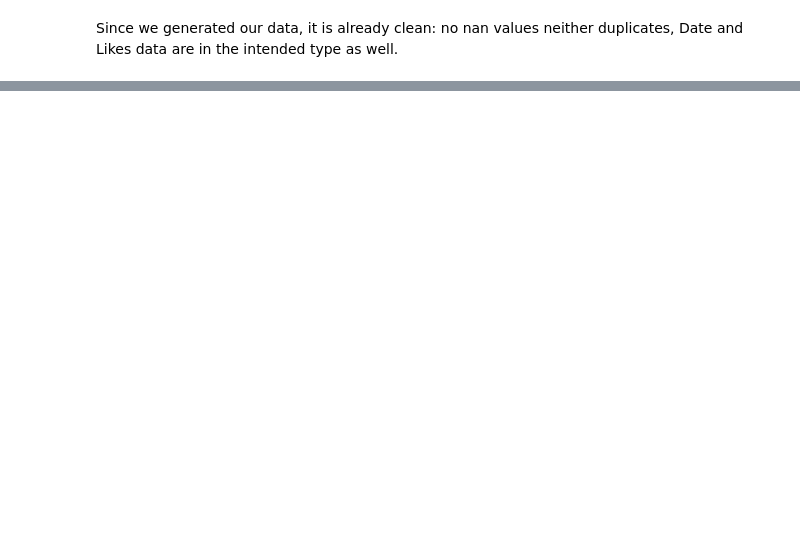
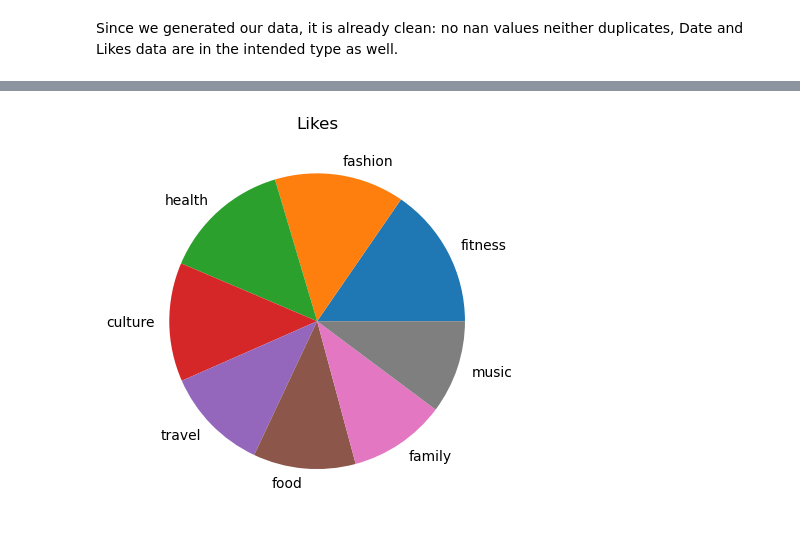
Before and after one commit to hmoustaphaousmane/social-media-usage-data-analysis, a Jupyter notebook: social-media-usage-data-analysis.ipynb, the cells around one changed output, grey strips where cells are left out. Cells and saved outputs as stored; diff of their text form; code cells hidden in the pictures; blank space fills up the shorter version.

```diff
--- a/social-media-usage-data-analysis.ipynb
+++ b/social-media-usage-data-analysis.ipynb
@@ -182,0 +222,9 @@ Since we generated our data, it is already clean: no nan values neither duplicat
+# %%
+variable_counts = df['Category'].value_counts()
+# print(variable_counts)
+variable_values = variable_counts.index
+plt.pie(variable_counts, labels = variable_values)
+plt.title('Likes')
+plt.show()
+# %% [output]
+[figure, added]
```
Also changed, not shown: parts of 9 cells of this notebook.
